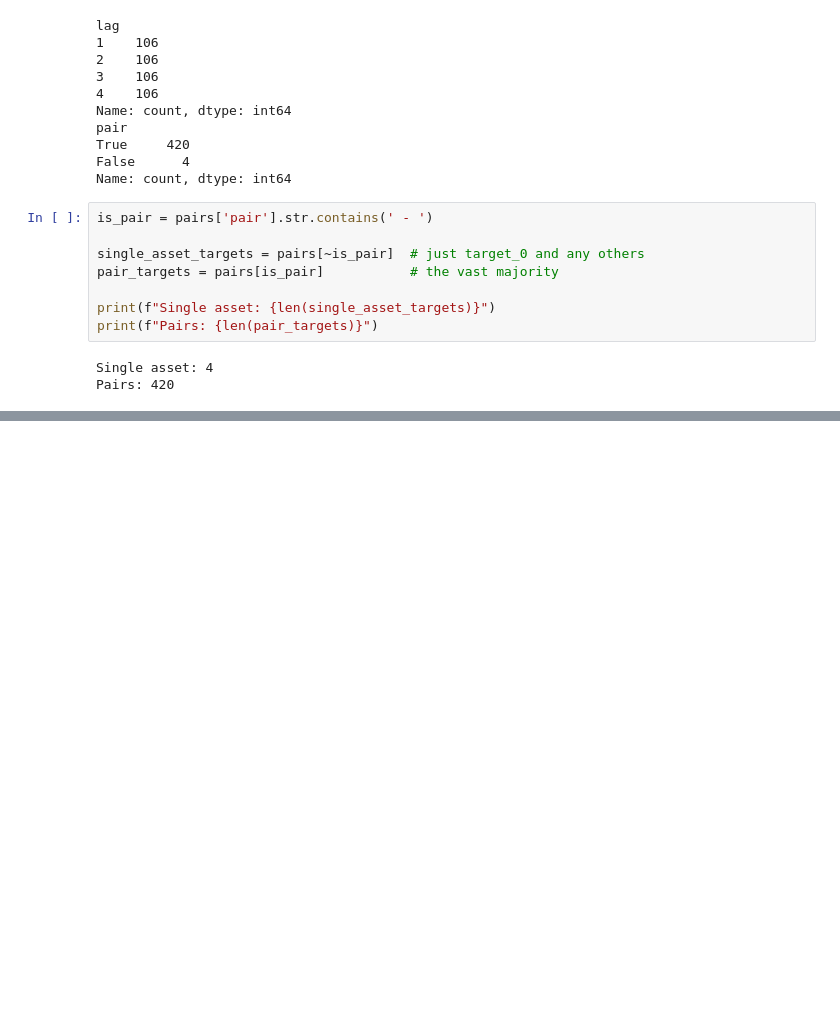
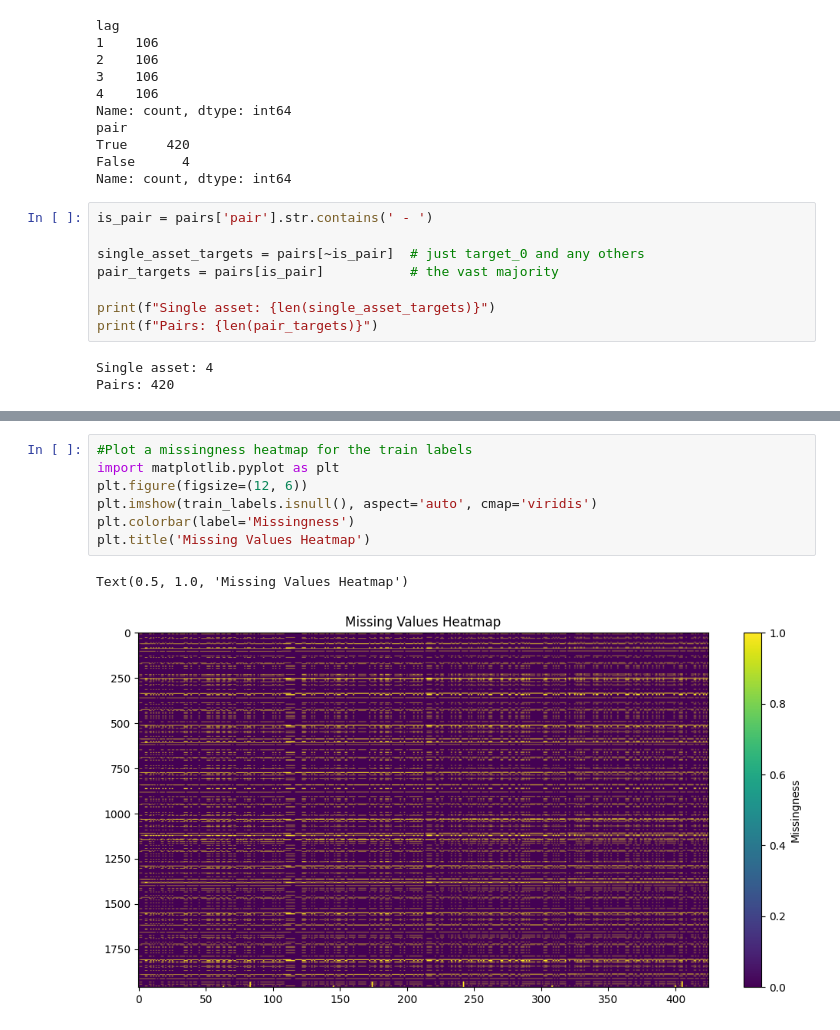
Before and after one commit to Hayden1629/mitsui_commodity, a Jupyter notebook: hayden_notebooks/explore.ipynb, the cells around one changed output, grey strips where cells are left out. Drawn from its saved outputs; the diff is of its cells as text; blank space fills up the shorter version.

```diff
--- a/hayden_notebooks/explore.ipynb
+++ b/hayden_notebooks/explore.ipynb
@@ -113,0 +107,10 @@ print(pairs[['target', 'pair', 'asset_a', 'asset_b']].head(5))
+# %%
+#Plot a missingness heatmap for the train labels
+import matplotlib.pyplot as plt
+plt.figure(figsize=(12, 6))
+plt.imshow(train_labels.isnull(), aspect='auto', cmap='viridis')
+plt.colorbar(label='Missingness')
+plt.title('Missing Values Heatmap')
+# %% [output]
+Text(0.5, 1.0, 'Missing Values Heatmap')
+[figure, added]
```
Also changed, not shown: parts of 1 cell of this notebook, 10 other files.
